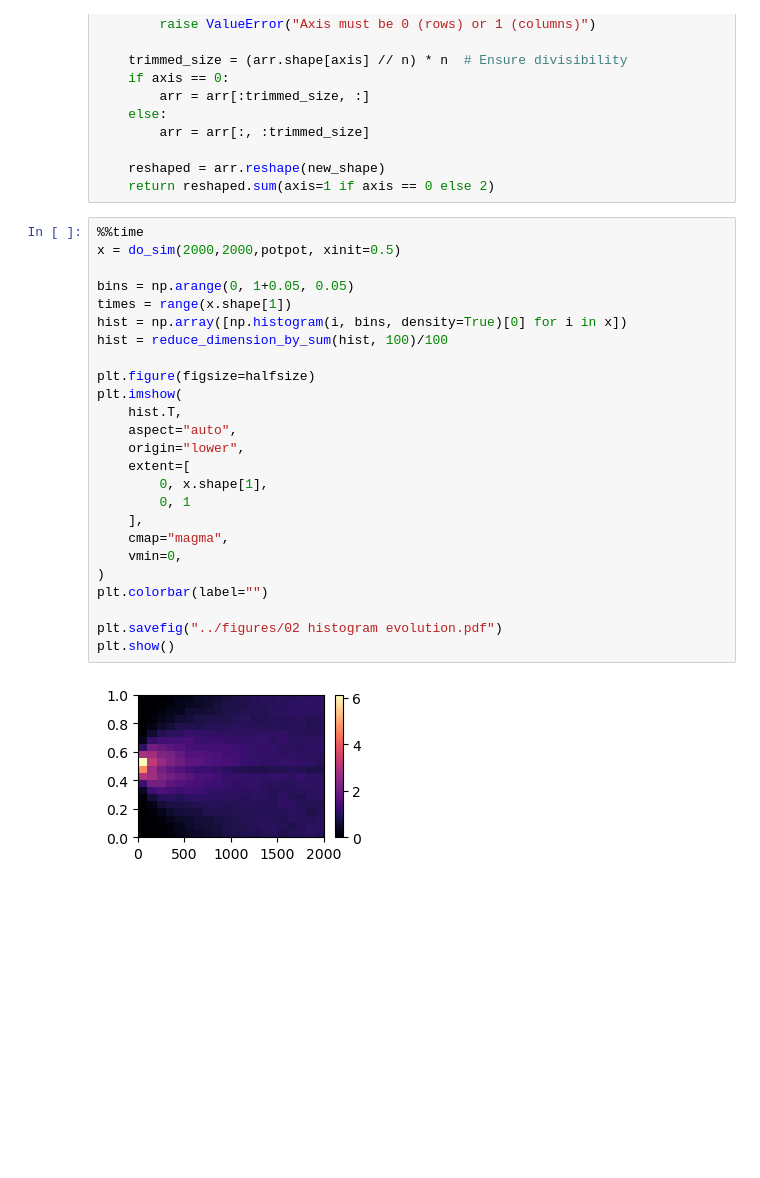
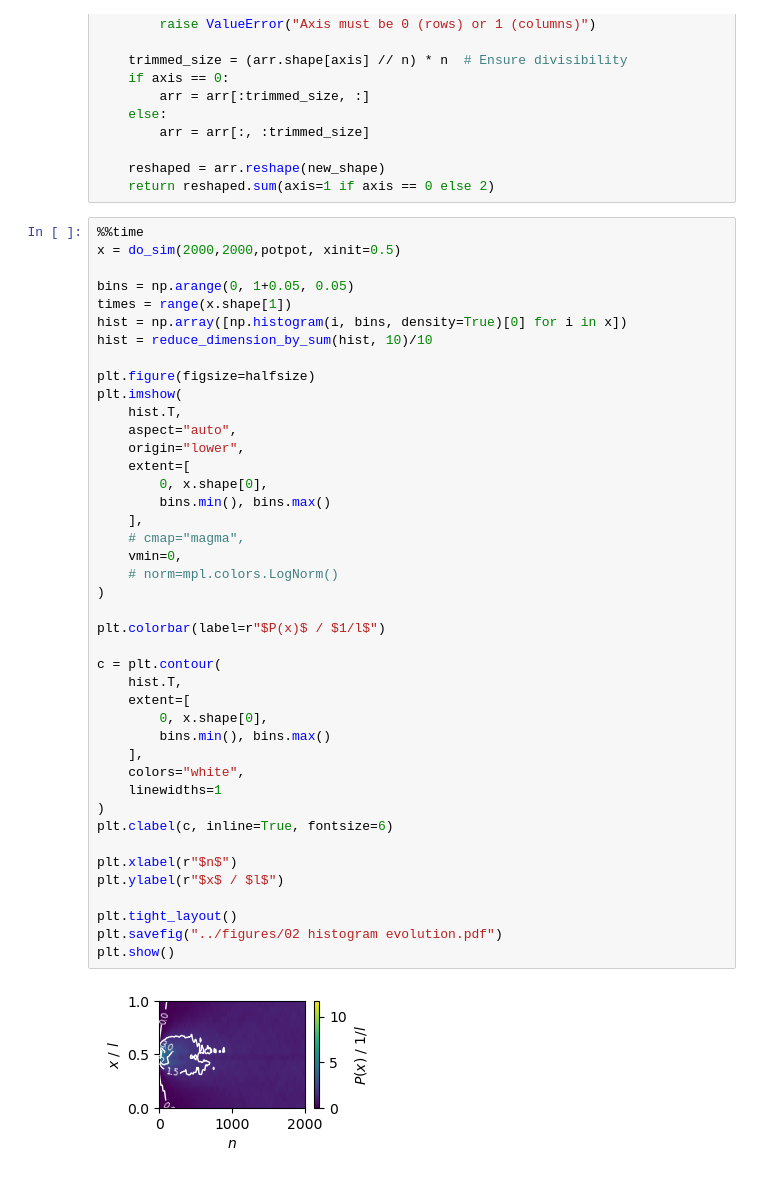
Before and after one commit to leoole100/fp2, a Jupyter notebook: 04 montecarlo/scripts/02 potential well.ipynb, the cells around one changed output. Drawn from its saved outputs; the diff is of its cells as text; blank space fills up the shorter version.

```diff
--- a/04 montecarlo/scripts/02 potential well.ipynb
+++ b/04 montecarlo/scripts/02 potential well.ipynb
@@ -120,27 +142,44 @@ def reduce_dimension_by_sum(arr, n, axis=0):
 # %%
 %%time
 x = do_sim(2000,2000,potpot, xinit=0.5)
 
 bins = np.arange(0, 1+0.05, 0.05)
 times = range(x.shape[1])
 hist = np.array([np.histogram(i, bins, density=True)[0] for i in x])
-hist = reduce_dimension_by_sum(hist, 100)/100
+hist = reduce_dimension_by_sum(hist, 10)/10
 
 plt.figure(figsize=halfsize)
 plt.imshow(
 	hist.T,
 	aspect="auto",
 	origin="lower",
 	extent=[
-		0, x.shape[1],
-		0, 1
+		0, x.shape[0],
+		bins.min(), bins.max()
 	],
-	cmap="magma",
+	# cmap="magma",
 	vmin=0,
+	# norm=mpl.colors.LogNorm()
 )
-plt.colorbar(label="")
 
+plt.colorbar(label=r"$P(x)$ / $1/l$")
+
+c = plt.contour(
+	hist.T,
+	extent=[
+		0, x.shape[0],
+		bins.min(), bins.max()
+	],
+	colors="white",
+	linewidths=1
+)
+plt.clabel(c, inline=True, fontsize=6)
+
+plt.xlabel(r"$n$")
+plt.ylabel(r"$x$ / $l$")
+
+plt.tight_layout()
 plt.savefig("../figures/02 histogram evolution.pdf")
 plt.show()
 # %% [output]
-[figure, old version]
+[figure, new version]
```
Also changed, not shown: parts of 7 cells of this notebook, 11 other files.
